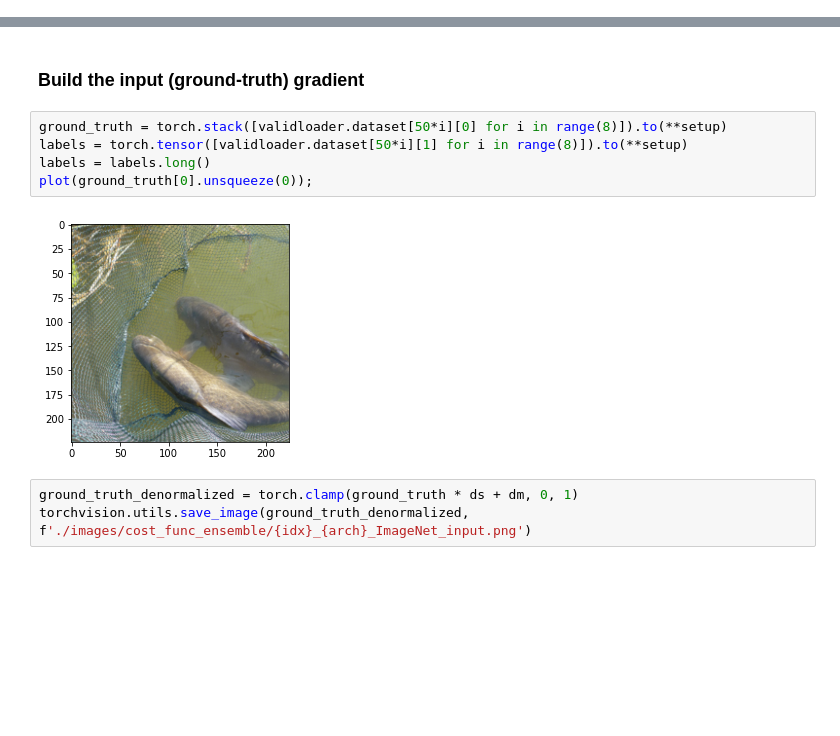
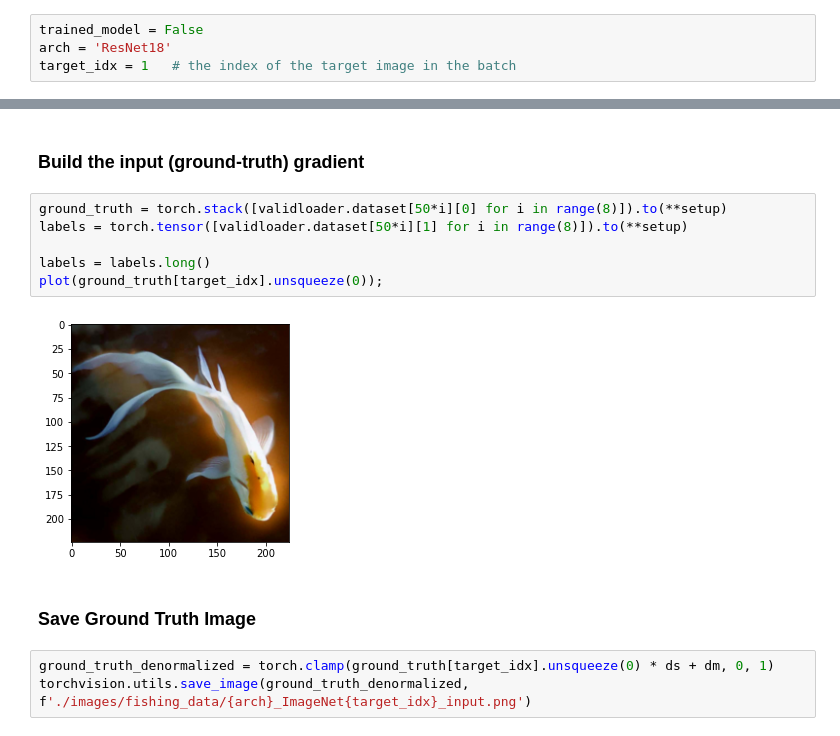
Before and after one commit to Arnakii/invertinggradients, a Jupyter notebook: resnet18_untrained_fishing.ipynb, the cells around one changed output, grey strips where cells are left out. Cells and saved outputs as stored; diff of their text form; blank space fills up the shorter version.

Commit message:
with experiment fishing_gradient and feature_matching

```diff
--- a/resnet18_untrained_fishing.ipynb
+++ b/resnet18_untrained_fishing.ipynb
@@ -14,3 +11,7 @@ arch = 'ResNet18'
+# %%
+trained_model = False
+arch = 'ResNet18'
+target_idx = 1   # the index of the target image in the batch
 # %% [markdown]
 ## System setup:
 # %%
@@ -72,13 +56,16 @@ def plot(tensor):
 # %%
 ground_truth = torch.stack([validloader.dataset[50*i][0] for i in range(8)]).to(**setup)
 labels = torch.tensor([validloader.dataset[50*i][1] for i in range(8)]).to(**setup)
+
 labels = labels.long()
-plot(ground_truth[0].unsqueeze(0));
+plot(ground_truth[target_idx].unsqueeze(0));
 # %% [output]
-[figure, old version]
+[figure, new version]
+# %% [markdown]
+### Save Ground Truth Image
 # %%
-ground_truth_denormalized = torch.clamp(ground_truth * ds + dm, 0, 1)
-torchvision.utils.save_image(ground_truth_denormalized, f'./images/cost_func_ensemble/{idx}_{arch}_ImageNet_input.png')
+ground_truth_denormalized = torch.clamp(ground_truth[target_idx].unsqueeze(0) * ds + dm, 0, 1)
+torchvision.utils.save_image(ground_truth_denormalized, f'./images/fishing_data/{arch}_ImageNet{target_idx}_input.png')
 # %%
 model.zero_grad()
 target_loss, _, _ = loss_fn(model(ground_truth), labels)
```
Also changed, not shown: parts of 12 cells of this notebook, 6 other files.
